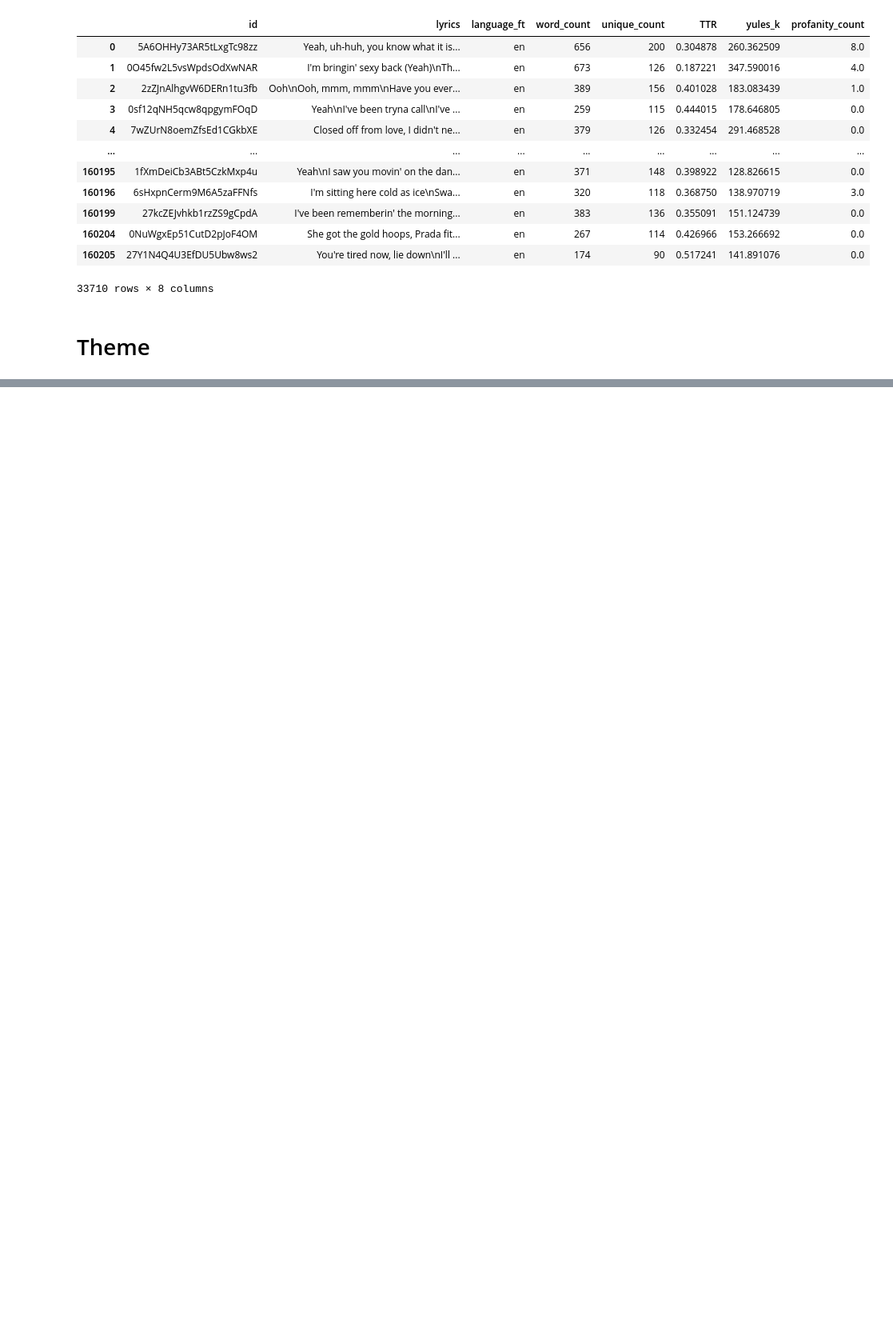
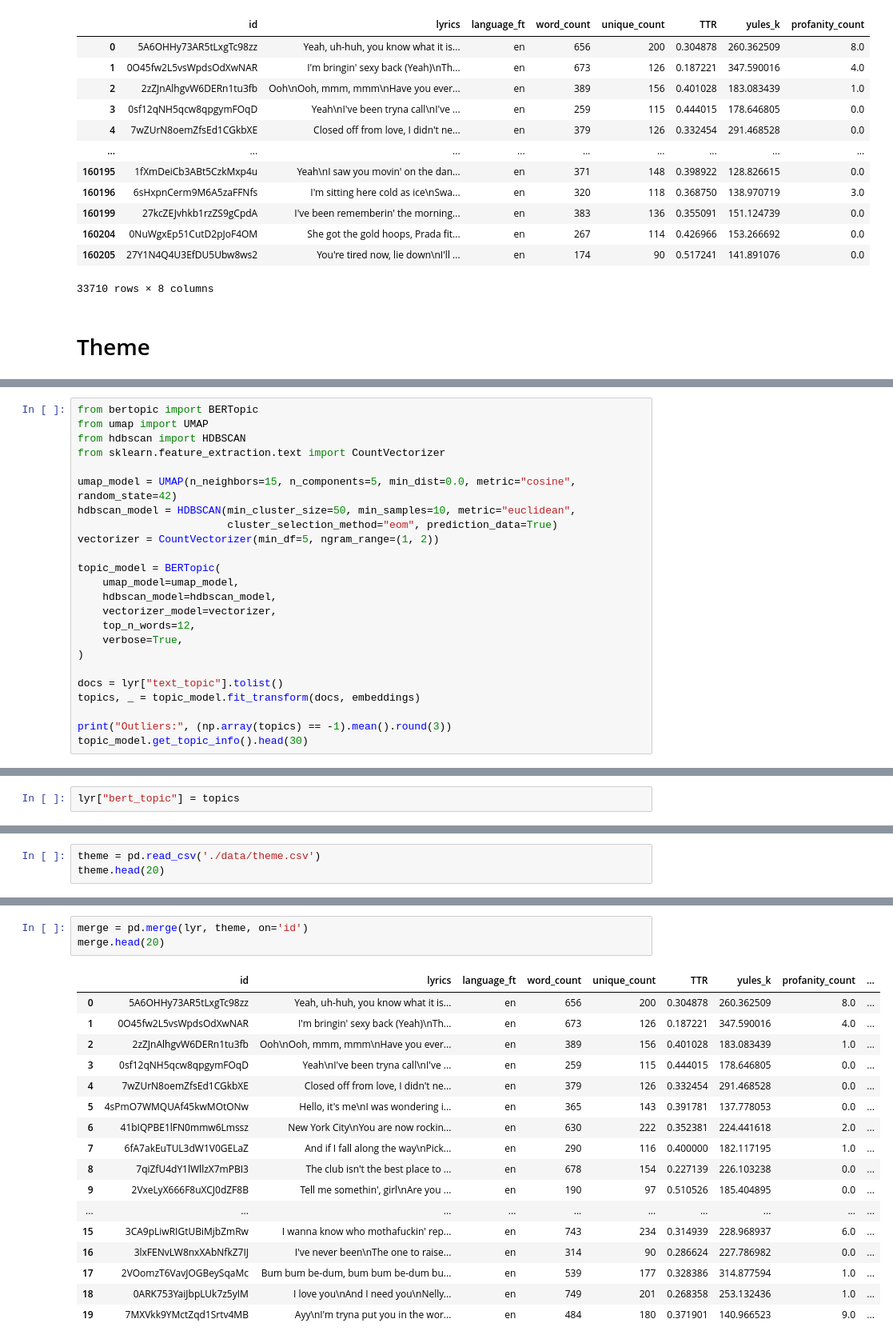
Before and after one commit to adrienlefebvre6/hit-factors, a Jupyter notebook: lyrics.ipynb, the cells around one changed output, grey strips where cells are left out. Shown at 80% size. Cells and saved outputs as stored; diff of their text form; blank space fills up the shorter version.

Commit message:
Lyrics theme

```diff
--- a/lyrics.ipynb
+++ b/lyrics.ipynb
@@ -111,0 +220,24 @@ lyr
+# %%
+from bertopic import BERTopic
+from umap import UMAP
+from hdbscan import HDBSCAN
+from sklearn.feature_extraction.text import CountVectorizer
+
+umap_model = UMAP(n_neighbors=15, n_components=5, min_dist=0.0, metric="cosine", random_state=42)
+hdbscan_model = HDBSCAN(min_cluster_size=50, min_samples=10, metric="euclidean",
+                        cluster_selection_method="eom", prediction_data=True)
+vectorizer = CountVectorizer(min_df=5, ngram_range=(1, 2))
+
+topic_model = BERTopic(
+    umap_model=umap_model,
+    hdbscan_model=hdbscan_model,
+    vectorizer_model=vectorizer,
+    top_n_words=12,
+    verbose=True,
+)
+
+docs = lyr["text_topic"].tolist()
+topics, _ = topic_model.fit_transform(docs, embeddings)
+
+print("Outliers:", (np.array(topics) == -1).mean().round(3))
+topic_model.get_topic_info().head(30)
@@ -111,0 +328,2 @@ lyr
+# %%
+lyr["bert_topic"] = topics
@@ -111,0 +388,3 @@ lyr
+# %%
+theme = pd.read_csv('./data/theme.csv')
+theme.head(20)
@@ -111,0 +409,21 @@ lyr
+# %%
+merge = pd.merge(lyr, theme, on='id')
+merge.head(20)
+# %% [output]
+|  | id | lyrics | language_ft | word_count | unique_count | TTR | yules_k | profanity_count | ... |
+| 0 | 5A6OHHy73AR5tLxgTc98zz | Yeah, uh-huh, you know what it is... | en | 656 | 200 | 0.304878 | 260.362509 | 8.0 | ... |
+| 1 | 0O45fw2L5vsWpdsOdXwNAR | I'm bringin' sexy back (Yeah)\nTh... | en | 673 | 126 | 0.187221 | 347.590016 | 4.0 | ... |
+| 2 | 2zZJnAlhgvW6DERn1tu3fb | Ooh\nOoh, mmm, mmm\nHave you ever... | en | 389 | 156 | 0.401028 | 183.083439 | 1.0 | ... |
+| 3 | 0sf12qNH5qcw8qpgymFOqD | Yeah\nI've been tryna call\nI've ... | en | 259 | 115 | 0.444015 | 178.646805 | 0.0 | ... |
+| 4 | 7wZUrN8oemZfsEd1CGkbXE | Closed off from love, I didn't ne... | en | 379 | 126 | 0.332454 | 291.468528 | 0.0 | ... |
+| 5 | 4sPmO7WMQUAf45kwMOtONw | Hello, it's me\nI was wondering i... | en | 365 | 143 | 0.391781 | 137.778053 | 0.0 | ... |
+| 6 | 41bIQPBE1lFN0mmw6Lmssz | New York City\nYou are now rockin... | en | 630 | 222 | 0.352381 | 224.441618 | 2.0 | ... |
+| 7 | 6fA7akEuTUL3dW1V0GELaZ | And if I fall along the way\nPick... | en | 290 | 116 | 0.400000 | 182.117195 | 1.0 | ... |
+| 8 | 7qiZfU4dY1lWllzX7mPBI3 | The club isn't the best place to ... | en | 678 | 154 | 0.227139 | 226.103238 | 0.0 | ... |
+| 9 | 2VxeLyX666F8uXCJ0dZF8B | Tell me somethin', girl\nAre you ... | en | 190 | 97 | 0.510526 | 185.404895 | 0.0 | ... |
+| ... | ... | ... | ... | ... | ... | ... | ... | ... | ... |
+| 15 | 3CA9pLiwRIGtUBiMjbZmRw | I wanna know who mothafuckin' rep... | en | 743 | 234 | 0.314939 | 228.968937 | 6.0 | ... |
+| 16 | 3lxFENvLW8nxXAbNfkZ7IJ | I've never been\nThe one to raise... | en | 314 | 90 | 0.286624 | 227.786982 | 0.0 | ... |
+| 17 | 2VOomzT6VavJOGBeySqaMc | Bum bum be-dum, bum bum be-dum bu... | en | 539 | 177 | 0.328386 | 314.877594 | 1.0 | ... |
+| 18 | 0ARK753YaiJbpLUk7z5yIM | I love you\nAnd I need you\nNelly... | en | 749 | 201 | 0.268358 | 253.132436 | 1.0 | ... |
+| 19 | 7MXVkk9YMctZqd1Srtv4MB | Ayy\nI'm tryna put you in the wor... | en | 484 | 180 | 0.371901 | 140.966523 | 9.0 | ... |
```
Also changed, not shown: parts of 16 cells of this notebook, 5 other files.
